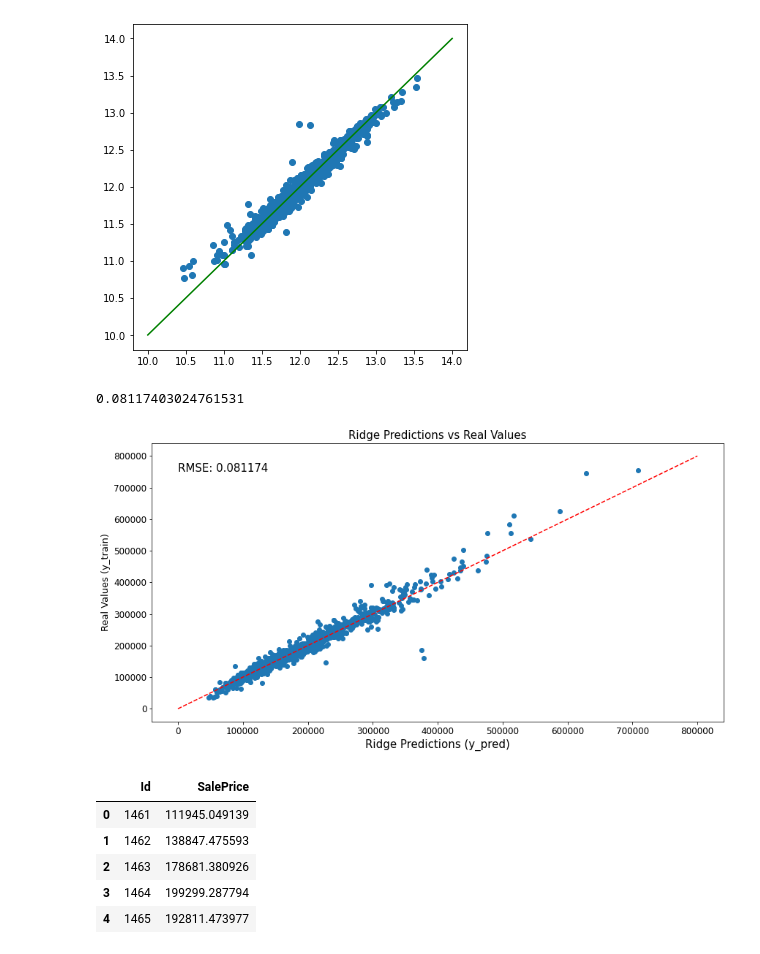
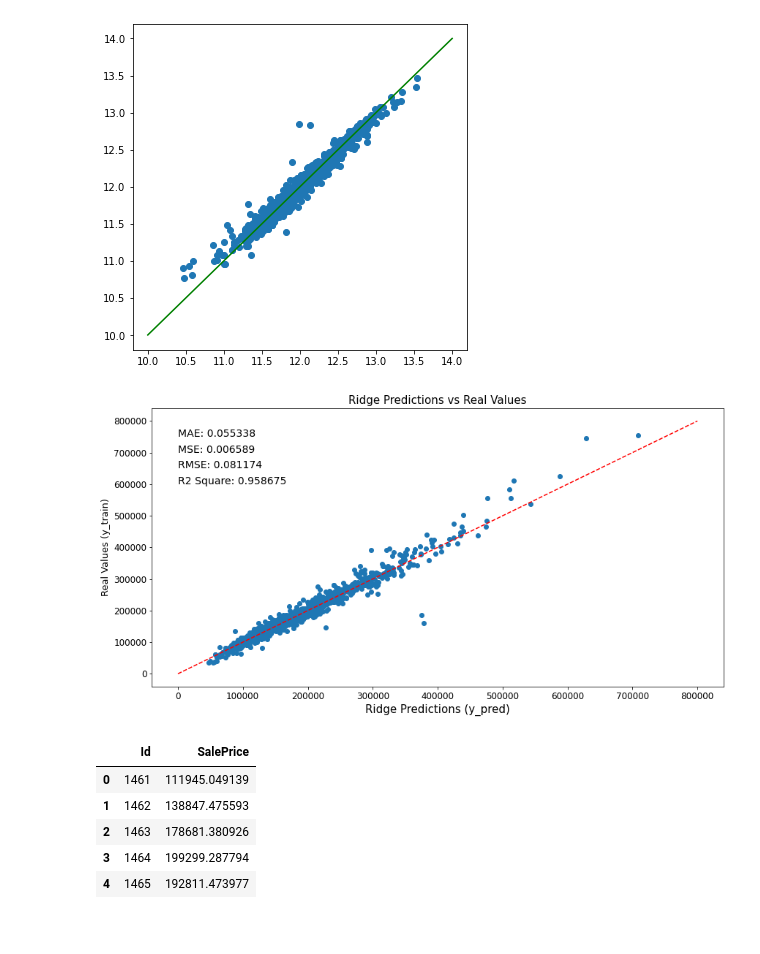
Before and after one commit to whehdwns/Kaggle_competition, a Jupyter notebook: House_Price/House_Price.ipynb, the cells around one changed output. Saved outputs shown, nothing was run; the diff lists cells and outputs as text; code cells hidden in the pictures.

```diff
--- a/House_Price/House_Price.ipynb
+++ b/House_Price/House_Price.ipynb
@@ -805,22 +805,27 @@ plt.plot(range(10, 15), range(10, 15), color="green")
 [figure]
 # %%
 from sklearn import metrics
-rmse_score = np.sqrt(metrics.mean_squared_error(y, train_predict))
-rmse_score
+from sklearn.model_selection import cross_val_score
+
+mae = metrics.mean_absolute_error(y,train_predict)
+mse = metrics.mean_squared_error(y,train_predict)
+rmse = np.sqrt(metrics.mean_squared_error(y,train_predict))
+r2_square = metrics.r2_score(y,train_predict)
-# %% [output]
-0.08117403024761531
 # %%
 fig, axs = plt.subplots(figsize=(14, 7))
 plt.scatter(np.expm1(train_predict), np.expm1(y))
 plt.plot([0, 800000], [0, 800000], '--r')
 plt.title('Ridge Predictions vs Real Values', size=15)
 plt.xlabel('Ridge Predictions (y_pred)', size=15)
 plt.ylabel('Real Values (y_train)', size=13)
-plt.text(0, 750000, 'RMSE: {:.6f}'.format(rmse_score), fontsize=15)
+plt.text(0, 750000, 'MAE: {:.6f}'.format(mae), fontsize=14)
+plt.text(0, 700000, 'MSE: {:.6f}'.format(mse), fontsize=14)
+plt.text(0, 650000, 'RMSE: {:.6f}'.format(rmse), fontsize=14)
+plt.text(0, 600000, 'R2 Square: {:.6f}'.format(r2_square), fontsize=14)
 plt.tick_params(axis='x', labelsize=12)
 plt.tick_params(axis='y', labelsize=12)
 # %% [output]
-[figure, old version]
+[figure, new version]
 # %%
 test_predict = rr.predict(new_test_data)
 q1 = pd.DataFrame(test_predict).quantile(0.0042)
```
